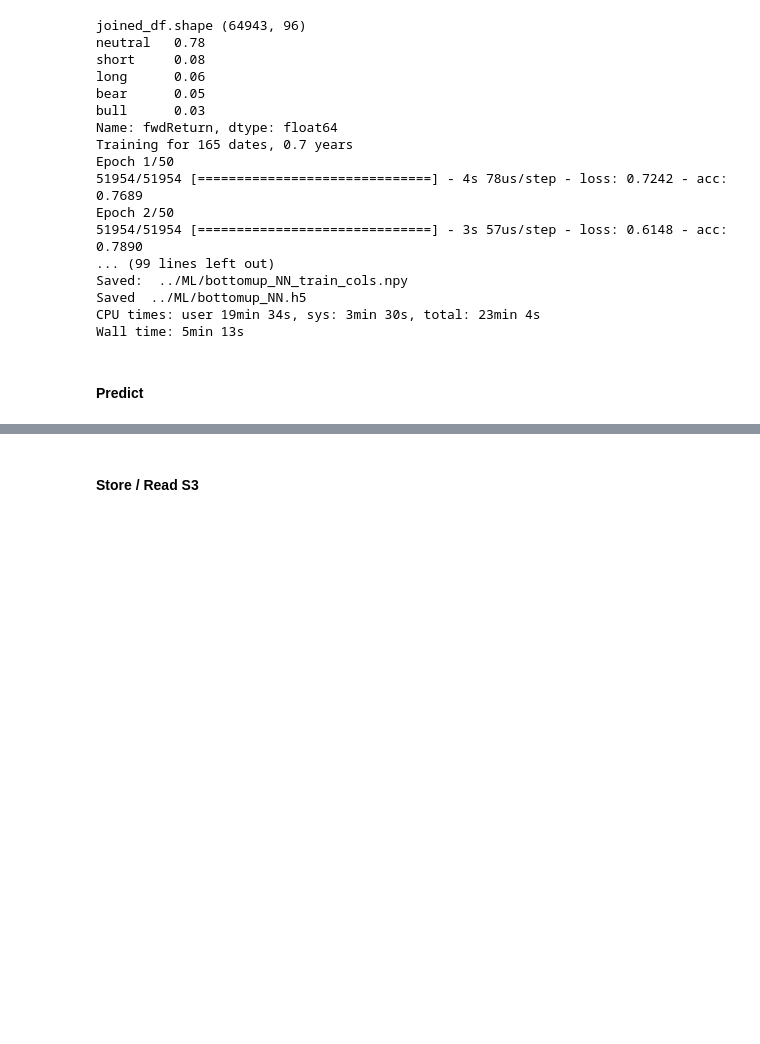
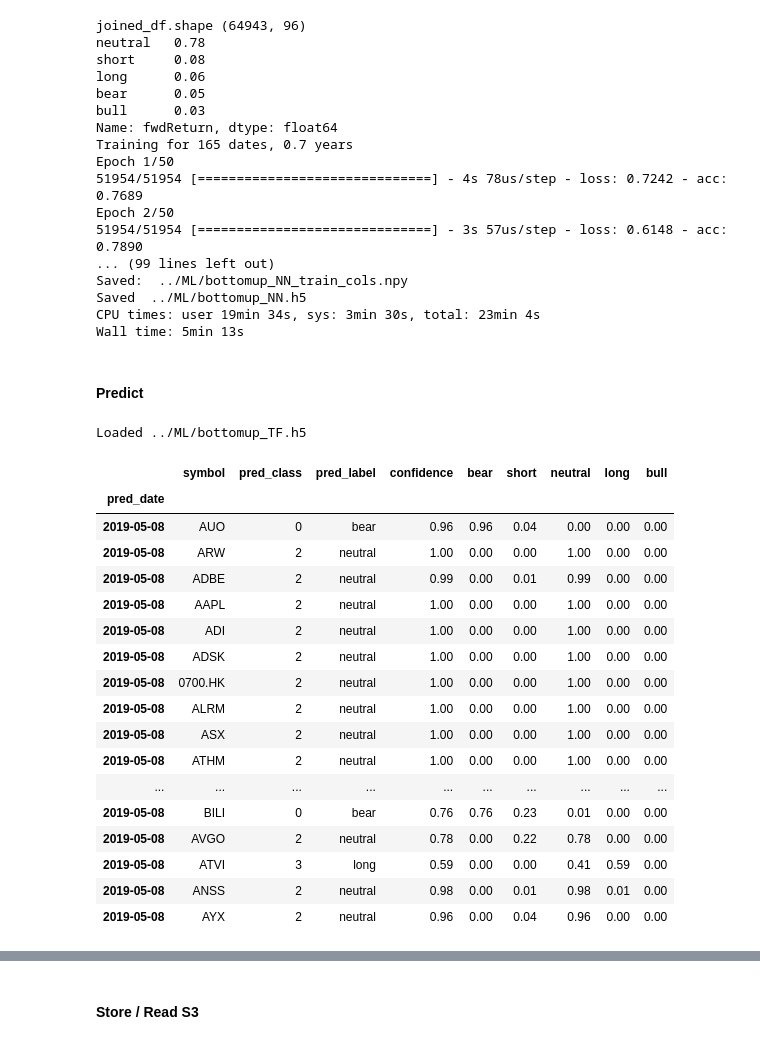
Before and after one commit to webclinic017/inception, a Jupyter notebook: notebooks/bottomup-TF.ipynb, the cells around one changed output, grey strips where cells are left out. Drawn from its saved outputs; the diff is of its cells as text; code cells hidden in the pictures; blank space fills up the shorter version.

```diff
--- a/notebooks/bottomup-TF.ipynb
+++ b/notebooks/bottomup-TF.ipynb
@@ -582,3 +577,35 @@ CPU times: user 19min 34s, sys: 3min 30s, total: 23min 4s
 Wall time: 5min 13s
 # %% [markdown]
 #### Predict
+# %%
+ml_path = context['ml_path']
+model_name = context['model_name']
+trained_cols = context['trained_cols']
+
+joined_df = create_pre_process_ds(context)
+pred_X = joined_df.loc[joined_df.sort_index().index[-1], :]
+print('pred_X.shape', pred_X.shape)
+
+# ensure prediction dataset is consistent with trained model
+train_cols = np.load(ml_path + trained_cols) # save feature order
+missing_cols = [x for x in train_cols if x not in pred_X.columns]
+if len(missing_cols):
+    print(f'Warning missing columns: {missing_cols}')
+    pred_X = pd.concat([pred_X, pd.DataFrame(columns=missing_cols)], axis=1)
+    pred_X[missing_cols] = 0
+
+sorted_cols = list(np.append(train_cols, ['symbol']))
+print('pred_X.shape', pred_X[sorted_cols].shape)
+# %%
+pred_df = pd.DataFrame()
+pred_df['symbol'] = pred_X.symbol
+
+# Load model
+fname = ml_path + model_name
+model = load_model(fname)
+print('Loaded', fname)
+# %% [output]
+Loaded ../ML/bottomup_TF.h5
+# %%
+preds = model.predict(pred_X[sorted_cols].iloc[:, :-1])
+preds_classes = model.predict_classes(pred_X[sorted_cols].iloc[:, :-1])
@@ -585,3 +614,33 @@ Wall time: 5min 13s
+# %%
+pred_df['pred_class'] = preds_classes
+pred_df['pred_label'] = list(map(lambda x: fwd_ret_labels[x], preds_classes))
+probs = np.round(preds,3)
+pred_prob = np.argmax(probs, axis=1)
+pred_df['confidence'] = [x[np.argmax(x)] for x in probs] # higest prob
+prob_df = pd.DataFrame(probs, index=pred_df.index, columns=fwd_ret_labels)
+pred_df = pd.concat([pred_df, prob_df[fwd_ret_labels]], axis=1)
+pred_df.index.name = 'pred_date'
+# %%
+pred_df
+# %% [output]
+|  | symbol | pred_class | pred_label | confidence | bear | short | neutral | long | bull |
+| pred_date |  |  |  |  |  |  |  |  |  |
+| 2019-05-08 | AUO | 0 | bear | 0.96 | 0.96 | 0.04 | 0.00 | 0.00 | 0.00 |
+| 2019-05-08 | ARW | 2 | neutral | 1.00 | 0.00 | 0.00 | 1.00 | 0.00 | 0.00 |
+| 2019-05-08 | ADBE | 2 | neutral | 0.99 | 0.00 | 0.01 | 0.99 | 0.00 | 0.00 |
+| 2019-05-08 | AAPL | 2 | neutral | 1.00 | 0.00 | 0.00 | 1.00 | 0.00 | 0.00 |
+| 2019-05-08 | ADI | 2 | neutral | 1.00 | 0.00 | 0.00 | 1.00 | 0.00 | 0.00 |
+| 2019-05-08 | ADSK | 2 | neutral | 1.00 | 0.00 | 0.00 | 1.00 | 0.00 | 0.00 |
+| 2019-05-08 | 0700.HK | 2 | neutral | 1.00 | 0.00 | 0.00 | 1.00 | 0.00 | 0.00 |
+| 2019-05-08 | ALRM | 2 | neutral | 1.00 | 0.00 | 0.00 | 1.00 | 0.00 | 0.00 |
+| 2019-05-08 | ASX | 2 | neutral | 1.00 | 0.00 | 0.00 | 1.00 | 0.00 | 0.00 |
+| 2019-05-08 | ATHM | 2 | neutral | 1.00 | 0.00 | 0.00 | 1.00 | 0.00 | 0.00 |
+| ... | ... | ... | ... | ... | ... | ... | ... | ... | ... |
+| 2019-05-08 | BILI | 0 | bear | 0.76 | 0.76 | 0.23 | 0.01 | 0.00 | 0.00 |
+| 2019-05-08 | AVGO | 2 | neutral | 0.78 | 0.00 | 0.22 | 0.78 | 0.00 | 0.00 |
+| 2019-05-08 | ATVI | 3 | long | 0.59 | 0.00 | 0.00 | 0.41 | 0.59 | 0.00 |
+| 2019-05-08 | ANSS | 2 | neutral | 0.98 | 0.00 | 0.01 | 0.98 | 0.01 | 0.00 |
+| 2019-05-08 | AYX | 2 | neutral | 0.96 | 0.00 | 0.04 | 0.96 | 0.00 | 0.00 |
 # %%
 %time pred_df = predict_ds(context)
 # %% [output]
```
Also changed, not shown: parts of 8 cells of this notebook.
